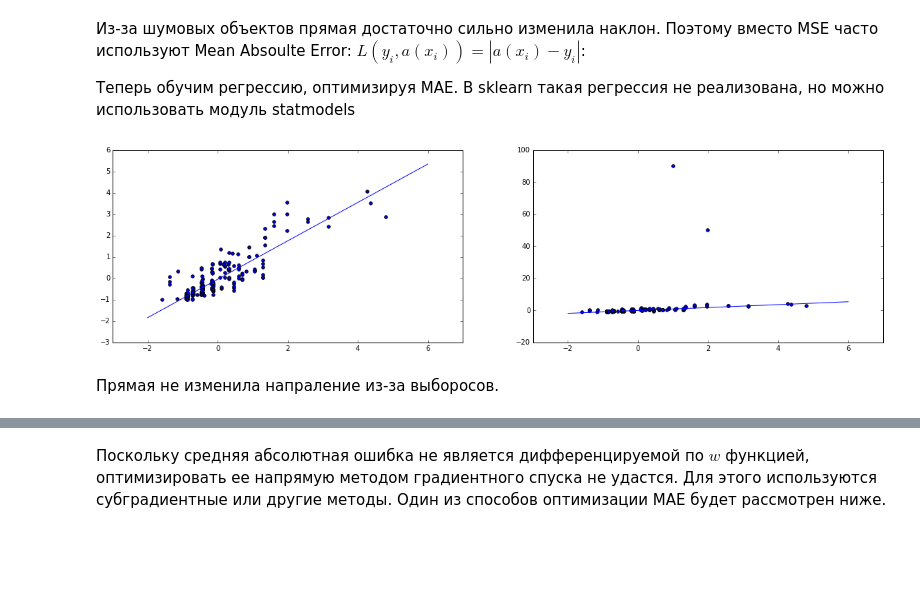
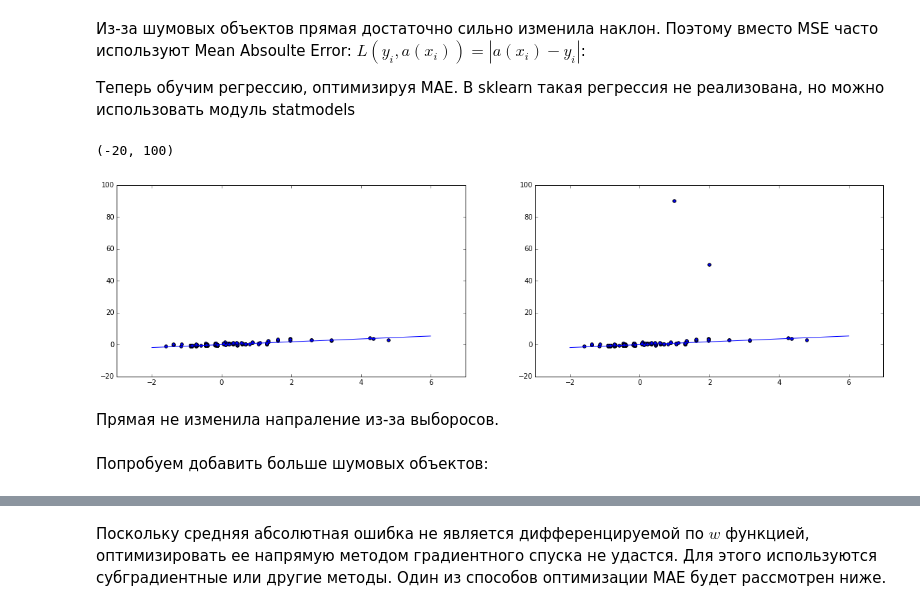
Before and after one commit to ScoobyVooDoo/HSE_FCS_seminars, a Jupyter notebook: materials/LinearRegressionSeminar.ipynb, the cells around one changed output, grey strips where cells are left out. Cells and saved outputs as stored; diff of their text form; code cells hidden in the pictures; blank space fills up the shorter version.

```diff
--- a/materials/LinearRegressionSeminar.ipynb
+++ b/materials/LinearRegressionSeminar.ipynb
@@ -201,10 +204,15 @@ def scatter_points_and_plot_line_MAE(X_subset):
 # %%
 plt.figure(figsize=(20, 5))
 plt.subplot(1, 2, 1)
 model, result = scatter_points_and_plot_line_MAE(X_subset)
+plt.ylim(-20, 100)
 plt.subplot(1, 2, 2)
 model, result = scatter_points_and_plot_line_MAE(X_subset_modified)
+plt.ylim(-20, 100)
 # %% [output]
+(-20, 100)
-[figure, old version]
+[figure, new version]
 # %% [markdown]
 Прямая не изменила напраление из-за выборосов.
+# %% [markdown]
+Попробуем добавить больше шумовых объектов:
```
Also changed, not shown: parts of 18 cells of this notebook.
